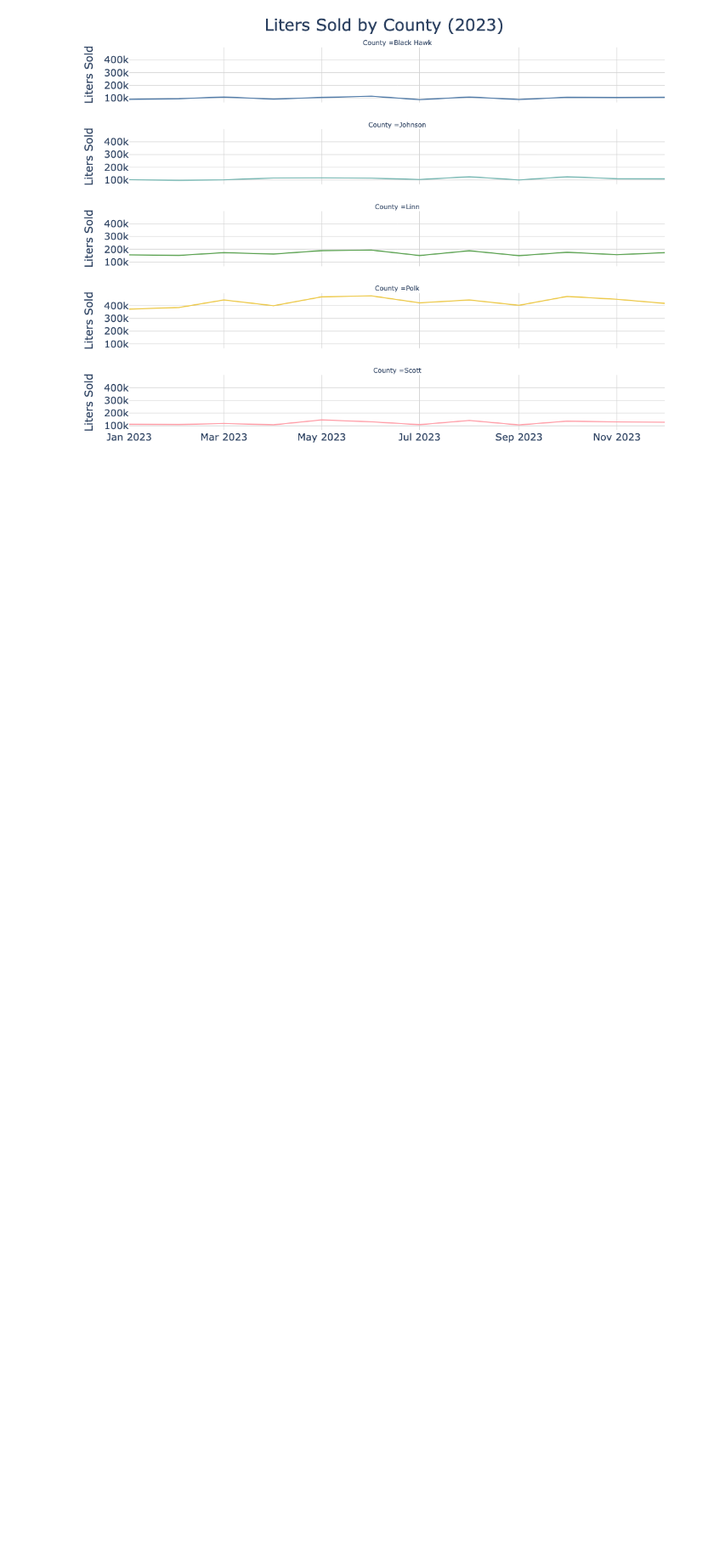
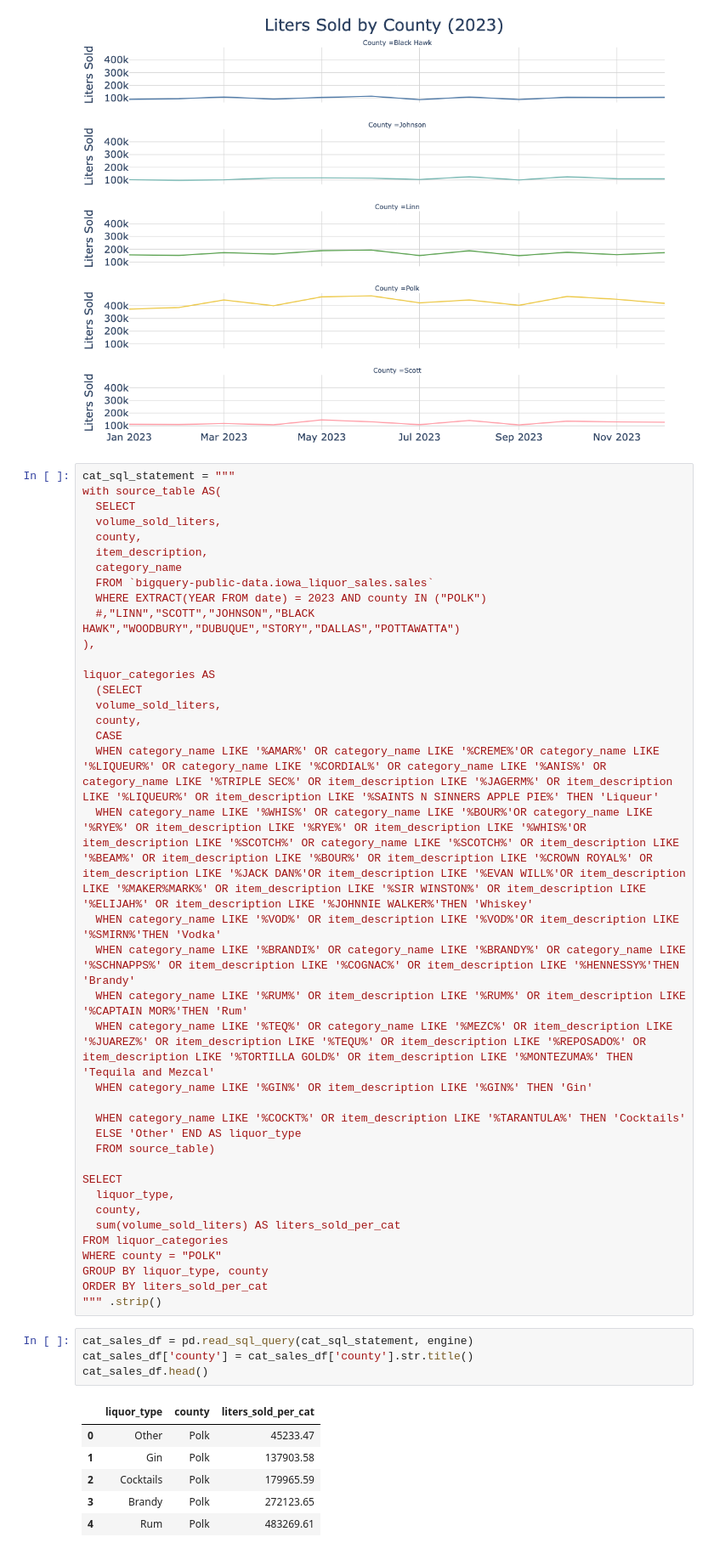
Before and after one commit to amoutafian/iowa_liquor_project, a Jupyter notebook: iowa_liquor_continued_exploratory_analysis.ipynb, the cells around one changed output. Shown at 85% size. Drawn from its saved outputs; the diff is of its cells as text; blank space fills up the shorter version.

```diff
--- a/iowa_liquor_continued_exploratory_analysis.ipynb
+++ b/iowa_liquor_continued_exploratory_analysis.ipynb
@@ -382,3 +382,53 @@ fig.update_layout(
 fig.show()
 # %% [output]
 [figure]
+# %%
+cat_sql_statement = """
+with source_table AS(
+  SELECT
+  volume_sold_liters,
+  county,
+  item_description,
+  category_name
+  FROM `bigquery-public-data.iowa_liquor_sales.sales`
+  WHERE EXTRACT(YEAR FROM date) = 2023 AND county IN ("POLK")
+  #,"LINN","SCOTT","JOHNSON","BLACK HAWK","WOODBURY","DUBUQUE","STORY","DALLAS","POTTAWATTA")
+),
+
+liquor_categories AS
+  (SELECT
+  volume_sold_liters,
+  county,
+  CASE
+  WHEN category_name LIKE '%AMAR%' OR category_name LIKE '%CREME%'OR category_name LIKE '%LIQUEUR%' OR category_name LIKE '%CORDIAL%' OR category_name LIKE '%ANIS%' OR category_name LIKE '%TRIPLE SEC%' OR item_description LIKE '%JAGERM%' OR item_description LIKE '%LIQUEUR%' OR item_description LIKE '%SAINTS N SINNERS APPLE PIE%' THEN 'Liqueur'
+  WHEN category_name LIKE '%WHIS%' OR category_name LIKE '%BOUR%'OR category_name LIKE '%RYE%' OR item_description LIKE '%RYE%' OR item_description LIKE '%WHIS%'OR item_description LIKE '%SCOTCH%' OR category_name LIKE '%SCOTCH%' OR item_description LIKE '%BEAM%' OR item_description LIKE '%BOUR%' OR item_description LIKE '%CROWN ROYAL%' OR item_description LIKE '%JACK DAN%'OR item_description LIKE '%EVAN WILL%'OR item_description LIKE '%MAKER%MARK%' OR item_description LIKE '%SIR WINSTON%' OR item_description LIKE '%ELIJAH%' OR item_description LIKE '%JOHNNIE WALKER%'THEN 'Whiskey'
+  WHEN category_name LIKE '%VOD%' OR item_description LIKE '%VOD%'OR item_description LIKE '%SMIRN%'THEN 'Vodka'
+  WHEN category_name LIKE '%BRANDI%' OR category_name LIKE '%BRANDY%' OR category_name LIKE '%SCHNAPPS%' OR item_description LIKE '%COGNAC%' OR item_description LIKE '%HENNESSY%'THEN 'Brandy'
+  WHEN category_name LIKE '%RUM%' OR item_description LIKE '%RUM%' OR item_description LIKE '%CAPTAIN MOR%'THEN 'Rum'
+  WHEN category_name LIKE '%TEQ%' OR category_name LIKE '%MEZC%' OR item_description LIKE '%JUAREZ%' OR item_description LIKE '%TEQU%' OR item_description LIKE '%REPOSADO%' OR item_description LIKE '%TORTILLA GOLD%' OR item_description LIKE '%MONTEZUMA%' THEN 'Tequila and Mezcal'
+  WHEN category_name LIKE '%GIN%' OR item_description LIKE '%GIN%' THEN 'Gin'
+
+  WHEN category_name LIKE '%COCKT%' OR item_description LIKE '%TARANTULA%' THEN 'Cocktails'
+  ELSE 'Other' END AS liquor_type
+  FROM source_table)
+
+SELECT
+  liquor_type,
+  county,
+  sum(volume_sold_liters) AS liters_sold_per_cat
+FROM liquor_categories
+WHERE county = "POLK"
+GROUP BY liquor_type, county
+ORDER BY liters_sold_per_cat
+""" .strip()
+# %%
+cat_sales_df = pd.read_sql_query(cat_sql_statement, engine)
+cat_sales_df['county'] = cat_sales_df['county'].str.title()
+cat_sales_df.head()
+# %% [output]
+|  | liquor_type | county | liters_sold_per_cat |
+| 0 | Other | Polk | 45233.47 |
+| 1 | Gin | Polk | 137903.58 |
+| 2 | Cocktails | Polk | 179965.59 |
+| 3 | Brandy | Polk | 272123.65 |
+| 4 | Rum | Polk | 483269.61 |
```
Also changed, not shown: parts of 1 cell of this notebook.
